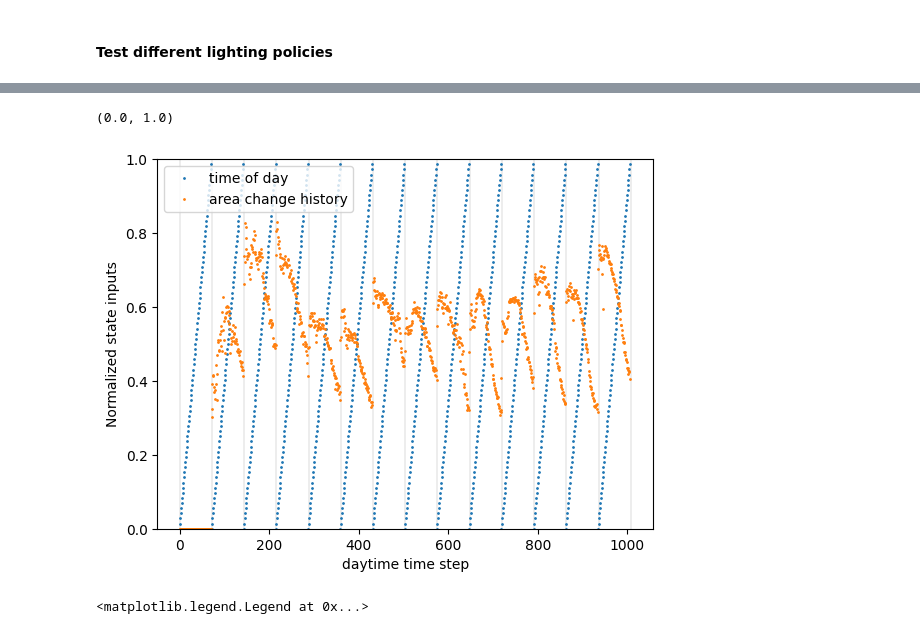
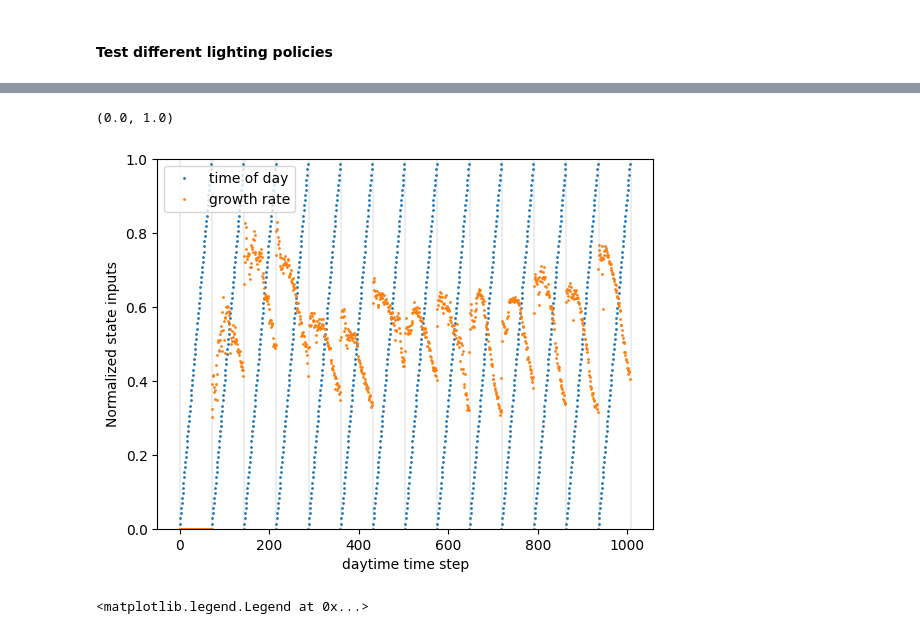
Before and after one commit to steventango/plant-rl, a Jupyter notebook: analysis/test_MultiPlantSim.ipynb, the cells around one changed output, grey strips where cells are left out. Drawn from its saved outputs; the diff is of its cells as text; code cells hidden in the pictures.

```diff
--- a/analysis/test_MultiPlantSim.ipynb
+++ b/analysis/test_MultiPlantSim.ipynb
@@ -53,16 +53,16 @@ fig.tight_layout()
 # %%
 State = np.array(State)
 for i in range(int(len(R)/env.steps_per_day)+2):
     plt.axvline(x = env.steps_per_day*i, color='k', linewidth=.1)
-plt.plot(State[:,:], '.', markersize=2, label=['time of day','area change history'])
+plt.plot(State[:,:], '.', markersize=2, label=['time of day','growth rate'])
 
 plt.ylabel('Normalized state inputs')
 plt.xlabel('daytime time step')
 plt.legend()
 plt.ylim([0,1])
 # %% [output]
 (0.0, 1.0)
-[figure, old version]
+[figure, new version]
 # %%
 for i in range(int(len(R)/env.steps_per_day)+2):
     plt.axvline(x = env.steps_per_day*i, color='k', linewidth=.1)
```
Also changed, not shown: parts of 2 cells of this notebook, 13 other files.
